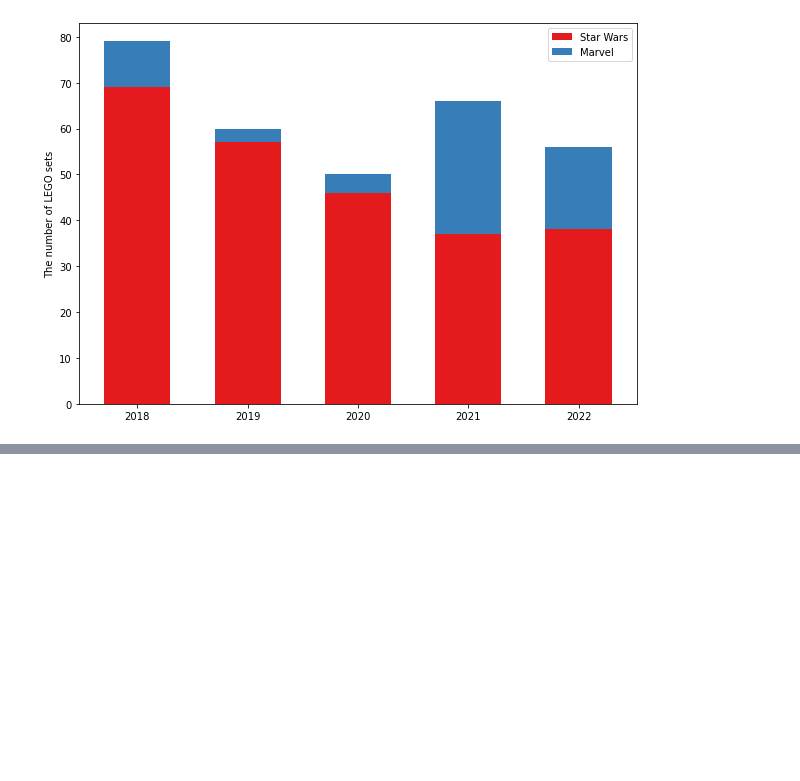
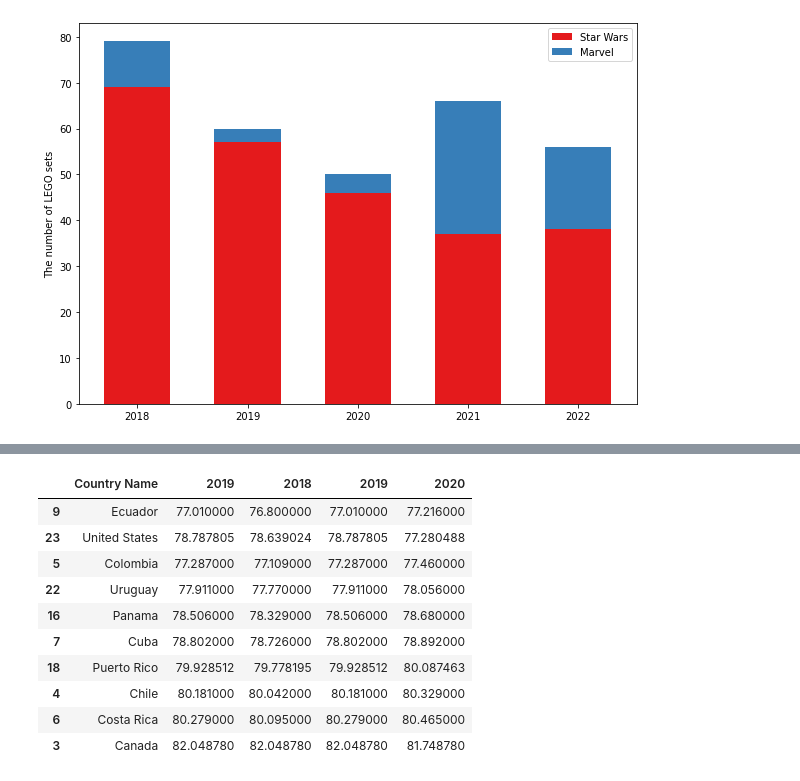
Before and after one commit to 3eltran23/InfoViz, a Jupyter notebook: Week2_INFO143.ipynb, the cells around one changed output, grey strips where cells are left out. Cells and saved outputs as stored; diff of their text form; code cells hidden in the pictures; blank space fills up the shorter version.

```diff
--- a/Week2_INFO143.ipynb
+++ b/Week2_INFO143.ipynb
@@ -3,6 +3,7 @@ import pandas as pd
 import matplotlib as mlp
 import matplotlib.pyplot as plt
 import numpy as np
+pd.set_option('precision', 2)
 
 mlp.__version__
 # %% [output]
@@ -683,0 +707,14 @@ plt.show()
+# %%
+df_le.iloc[:,[0,-3, -4,-3,-2]].tail(10)
+# %% [output]
+|  | Country Name | 2019 | 2018 | 2019 | 2020 |
+| 9 | Ecuador | 77.010000 | 76.800000 | 77.010000 | 77.216000 |
+| 23 | United States | 78.787805 | 78.639024 | 78.787805 | 77.280488 |
+| 5 | Colombia | 77.287000 | 77.109000 | 77.287000 | 77.460000 |
+| 22 | Uruguay | 77.911000 | 77.770000 | 77.911000 | 78.056000 |
+| 16 | Panama | 78.506000 | 78.329000 | 78.506000 | 78.680000 |
+| 7 | Cuba | 78.802000 | 78.726000 | 78.802000 | 78.892000 |
+| 18 | Puerto Rico | 79.928512 | 79.778195 | 79.928512 | 80.087463 |
+| 4 | Chile | 80.181000 | 80.042000 | 80.181000 | 80.329000 |
+| 6 | Costa Rica | 80.279000 | 80.095000 | 80.279000 | 80.465000 |
+| 3 | Canada | 82.048780 | 82.048780 | 82.048780 | 81.748780 |
```
Also changed, not shown: parts of 8 cells of this notebook.
